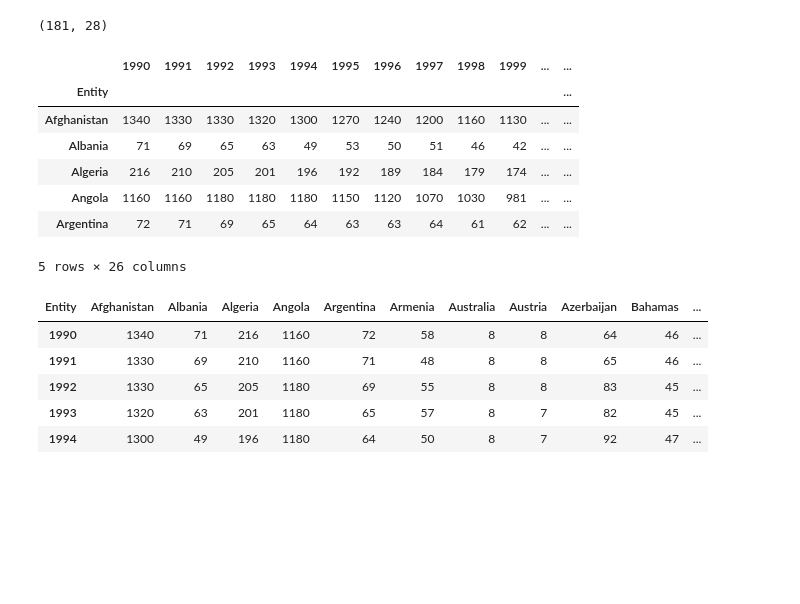
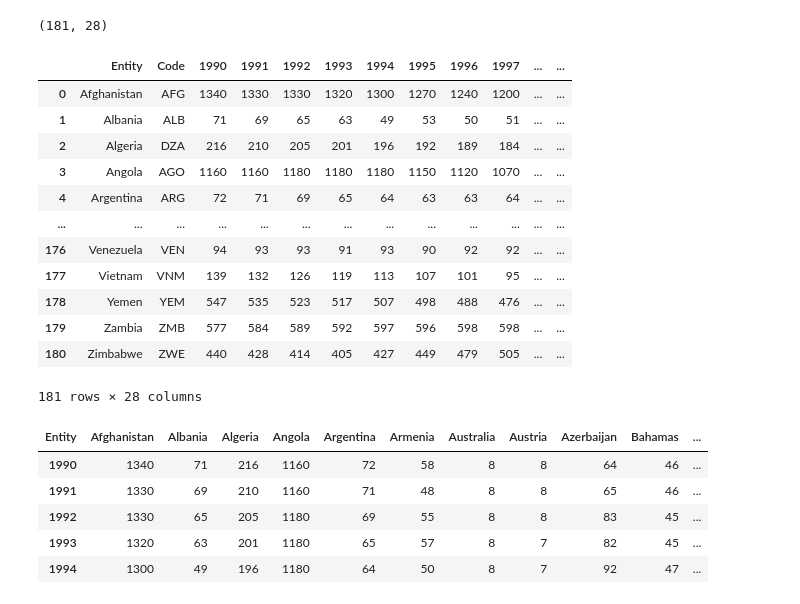
Before and after one commit to Sanjjushri/maternal-mortality-rate-prediction, a Jupyter notebook: cluster-analysis-maternal-mortality-rate.ipynb, the cells around one changed output. Cells and saved outputs as stored; diff of their text form; code cells hidden in the pictures; blank space fills up the shorter version.

```diff
--- a/cluster-analysis-maternal-mortality-rate.ipynb
+++ b/cluster-analysis-maternal-mortality-rate.ipynb
@@ -1,7 +1,7 @@
 # %%
 import pandas as pd
 # %%
-data = pd.read_csv("datasets/maternal-mortality.csv")
+data = pd.read_csv("/Users/sanjju/projects/datasets/maternal-mortality.csv")
 # %%
 data.head()
 # %% [output]
@@ -21,15 +21,20 @@ gk=data.groupby('Entity')
 data=gk.first()
 # %%
-# newdf.head()
+gk.head()
 # %% [output]
-|  | 1990 | 1991 | 1992 | 1993 | 1994 | 1995 | 1996 | 1997 | 1998 | 1999 | ... | ... |
-| Entity |  |  |  |  |  |  |  |  |  |  |  | ... |
-| Afghanistan | 1340 | 1330 | 1330 | 1320 | 1300 | 1270 | 1240 | 1200 | 1160 | 1130 | ... | ... |
-| Albania | 71 | 69 | 65 | 63 | 49 | 53 | 50 | 51 | 46 | 42 | ... | ... |
-| Algeria | 216 | 210 | 205 | 201 | 196 | 192 | 189 | 184 | 179 | 174 | ... | ... |
-| Angola | 1160 | 1160 | 1180 | 1180 | 1180 | 1150 | 1120 | 1070 | 1030 | 981 | ... | ... |
-| Argentina | 72 | 71 | 69 | 65 | 64 | 63 | 63 | 64 | 61 | 62 | ... | ... |
+|  | Entity | Code | 1990 | 1991 | 1992 | 1993 | 1994 | 1995 | 1996 | 1997 | ... | ... |
+| 0 | Afghanistan | AFG | 1340 | 1330 | 1330 | 1320 | 1300 | 1270 | 1240 | 1200 | ... | ... |
+| 1 | Albania | ALB | 71 | 69 | 65 | 63 | 49 | 53 | 50 | 51 | ... | ... |
+| 2 | Algeria | DZA | 216 | 210 | 205 | 201 | 196 | 192 | 189 | 184 | ... | ... |
+| 3 | Angola | AGO | 1160 | 1160 | 1180 | 1180 | 1180 | 1150 | 1120 | 1070 | ... | ... |
+| 4 | Argentina | ARG | 72 | 71 | 69 | 65 | 64 | 63 | 63 | 64 | ... | ... |
+| ... | ... | ... | ... | ... | ... | ... | ... | ... | ... | ... | ... | ... |
+| 176 | Venezuela | VEN | 94 | 93 | 93 | 91 | 93 | 90 | 92 | 92 | ... | ... |
+| 177 | Vietnam | VNM | 139 | 132 | 126 | 119 | 113 | 107 | 101 | 95 | ... | ... |
+| 178 | Yemen | YEM | 547 | 535 | 523 | 517 | 507 | 498 | 488 | 476 | ... | ... |
+| 179 | Zambia | ZMB | 577 | 584 | 589 | 592 | 597 | 596 | 598 | 598 | ... | ... |
+| 180 | Zimbabwe | ZWE | 440 | 428 | 414 | 405 | 427 | 449 | 479 | 505 | ... | ... |
-5 rows × 26 columns
+181 rows × 28 columns
 # %%
 data = data.drop(["Code"], axis = 1)
 # %%
```
Also changed, not shown: parts of 13 cells of this notebook, 7 other files.
